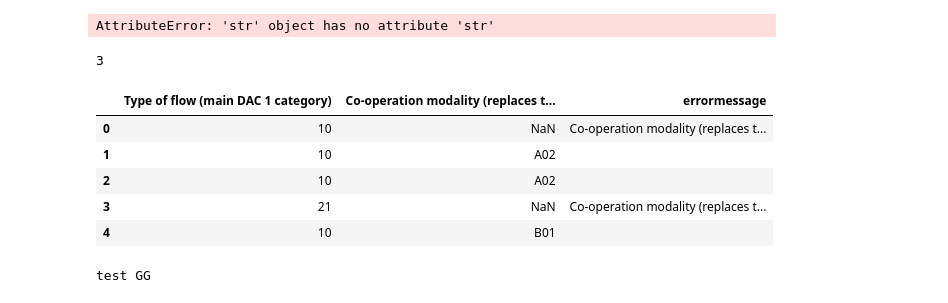
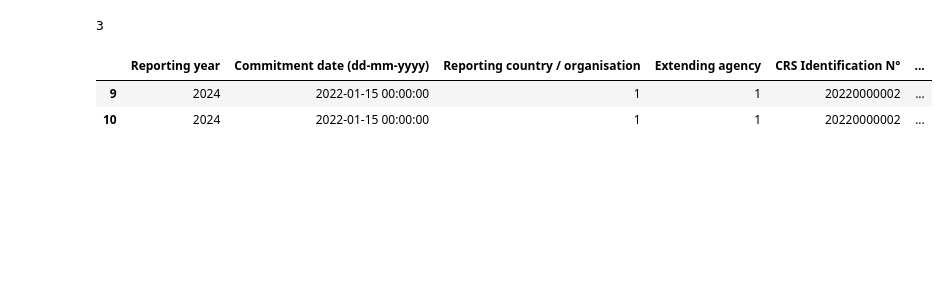
Before and after one commit to ogulcanertuncdcd/tor_fileuploader, a Jupyter notebook: aid_t/aid_t function.ipynb, the cells around one changed output. Drawn from its saved outputs; the diff is of its cells as text; code cells hidden in the pictures; blank space fills up the shorter version.

```diff
--- a/aid_t/aid_t function.ipynb
+++ b/aid_t/aid_t function.ipynb
@@ -53,28 +40,20 @@ df[["Type of flow (main DAC 1 category)","Co-operation modality (replaces the ty
-# %%
-#df["errormmessage"] = ""  # Initialize the error message column
-for i, row in df.iterrows():
-    if (row["Type of flow (main DAC 1 category)"]== 10 or row["Type of flow (main DAC 1 category)"]== 21 or  row["Type of flow (main DAC 1 category)"]== 60 ) & (pd.isna(row["Co-operation modality (replaces the type of aid)"])):
-
-        df.loc[i, "errormessage"] ="Co-operation modality (replaces the type of aid) is missing for this type of flow"
-
-    if (row["Type of flow (main DAC 1 category)"]== 10 or row["Type of flow (main DAC 1 category)"]== 21 or  row["Type of flow (main DAC 1 category)"]== 60 ) & (row["Co-operation modality (replaces the type of aid)"]== "A01") & (row["Sector / Purpose code and corresponding shares"].str.contains("51010")):
-        df.loc[i, "errormessage_2"] ="PPC should be 51010 when the Co-operation modality is A01"
-# %% [output]
-AttributeError: 'str' object has no attribute 'str'
 # %%
 df["Co-operation modality (replaces the type of aid)"].isna().sum()  # Count of missing values in the specified column
 # %% [output]
 3
-# %%
-df[["Type of flow (main DAC 1 category)", "Co-operation modality (replaces the type of aid)", "errormessage"]].head()
-# %% [output]
-|  | Type of flow (main DAC 1 category) | Co-operation modality (replaces t... | errormessage |
-| 0 | 10 | NaN | Co-operation modality (replaces t... |
-| 1 | 10 | A02 |  |
-| 2 | 10 | A02 |  |
-| 3 | 21 | NaN | Co-operation modality (replaces t... |
-| 4 | 10 | B01 |  |
 # %%
-print("test GG")
+df.loc[((df["Type of flow (main DAC 1 category)"]== 10) |
+        (df["Type of flow (main DAC 1 category)"]== 21 ) |
+          (df["Type of flow (main DAC 1 category)"]== 60 )) &
+            (df["Co-operation modality (replaces the type of aid)"]== "A01") &
+              (df["Channel code"].astype(str).str[:2]!="12"), "error_message"] = df["error_message"] + "Parent channel should be 12000 when the Co-operation modality is A01"
-# %% [output]
-test GG
+# %%
+df.loc[((df["Type of flow (main DAC 1 category)"]== 10) |
+        (df["Type of flow (main DAC 1 category)"]== 21 ) |
+          (df["Type of flow (main DAC 1 category)"]== 60 ))
+          & (df["Co-operation modality (replaces the type of aid)"]== "A01")
+          & (df["Channel code"].astype(str).str[:2]!="12")]
+# %% [output]
+|  | Reporting year | Commitment date (dd-mm-yyyy) | Reporting country / organisation | Extending agency | CRS Identification N° | ... |
+| 9 | 2024 | 2022-01-15 00:00:00 | 1 | 1 | 20220000002 | ... |
+| 10 | 2024 | 2022-01-15 00:00:00 | 1 | 1 | 20220000002 | ... |
```
Also changed, not shown: parts of 13 cells of this notebook.
